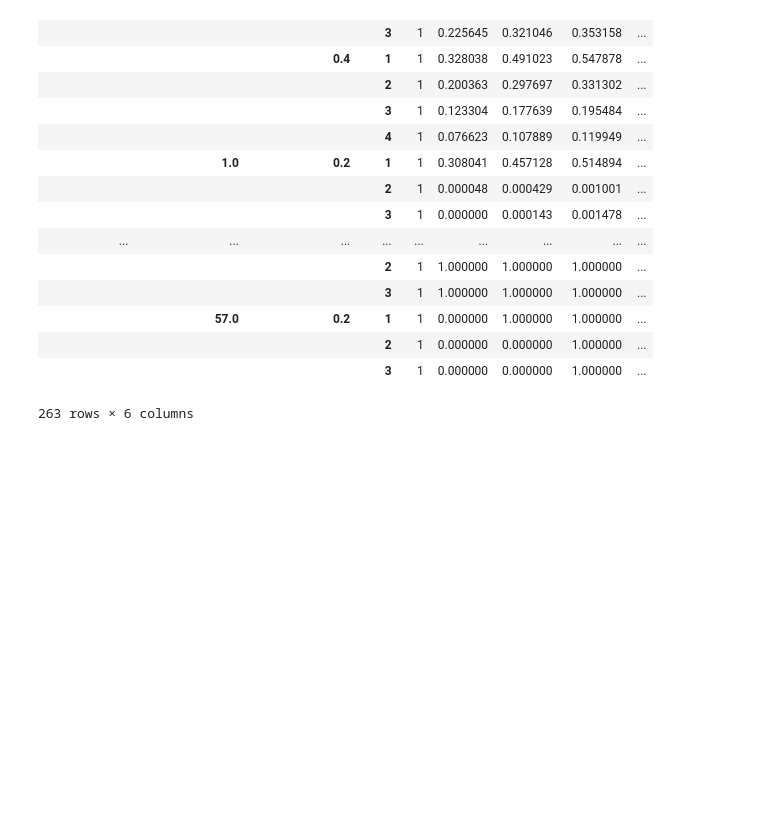
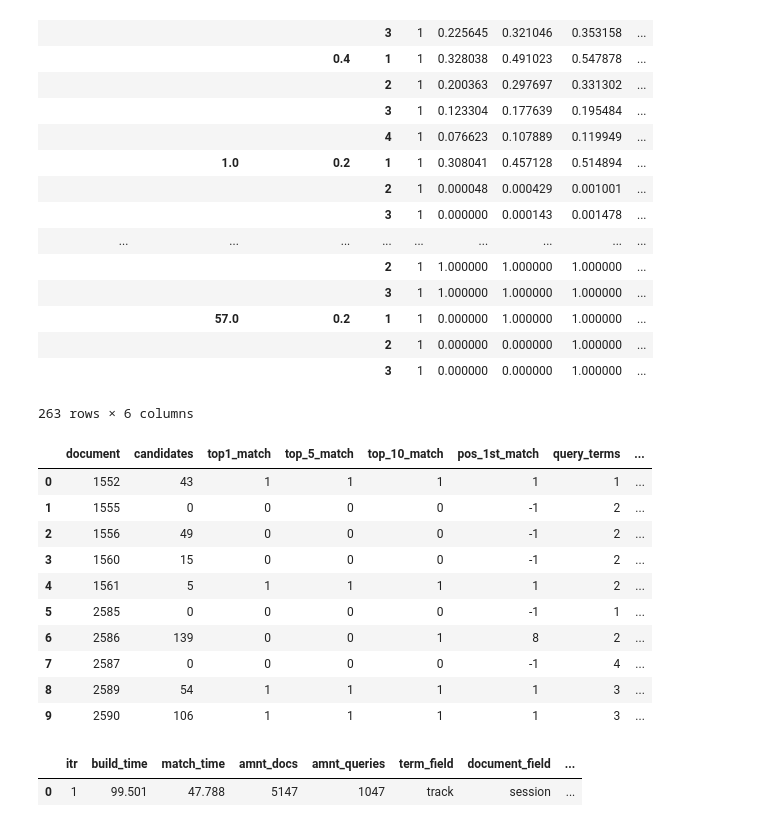
Before and after one commit to arthurtofani/footprint-recommendation-exp1, a Jupyter notebook: notebook/Accuracy analysis 2.ipynb, the cells around one changed output. Saved outputs shown, nothing was run; the diff lists cells and outputs as text; code cells hidden in the pictures; blank space fills up the shorter version.

Commit message:
results gathering and summary improvements

```diff
--- a/notebook/Accuracy analysis 2.ipynb
+++ b/notebook/Accuracy analysis 2.ipynb
@@ -147,3 +147,25 @@ dfx.groupby(['document_field',  'num_query_terms', 'query_terms_ratio', 'strgy']
 |  |  |  | 2 | 1 | 0.000000 | 0.000000 | 1.000000 | ... |
 |  |  |  | 3 | 1 | 0.000000 | 0.000000 | 1.000000 | ... |
 263 rows × 6 columns
+# %%
+df = pd.read_csv('/cache/dataset/sessions.md.csv/partials/results_1_track_session_0.8_1.csv')
+#df['doc_type'] = 'session'
+df.head(10)
+# %% [output]
+|  | document | candidates | top1_match | top_5_match | top_10_match | pos_1st_match | query_terms | ... |
+| 0 | 1552 | 43 | 1 | 1 | 1 | 1 | 1 | ... |
+| 1 | 1555 | 0 | 0 | 0 | 0 | -1 | 2 | ... |
+| 2 | 1556 | 49 | 0 | 0 | 0 | -1 | 2 | ... |
+| 3 | 1560 | 15 | 0 | 0 | 0 | -1 | 2 | ... |
+| 4 | 1561 | 5 | 1 | 1 | 1 | 1 | 2 | ... |
+| 5 | 2585 | 0 | 0 | 0 | 0 | -1 | 1 | ... |
+| 6 | 2586 | 139 | 0 | 0 | 1 | 8 | 2 | ... |
+| 7 | 2587 | 0 | 0 | 0 | 0 | -1 | 4 | ... |
+| 8 | 2589 | 54 | 1 | 1 | 1 | 1 | 3 | ... |
+| 9 | 2590 | 106 | 1 | 1 | 1 | 1 | 3 | ... |
+# %%
+df = pd.read_csv('/notebook/sessions.md_summary.csv')
+df.head(10)
+# %% [output]
+|  | itr | build_time | match_time | amnt_docs | amnt_queries | term_field | document_field | ... |
+| 0 | 1 | 99.501 | 47.788 | 5147 | 1047 | track | session | ... |
```
Also changed, not shown: 8 other files.
